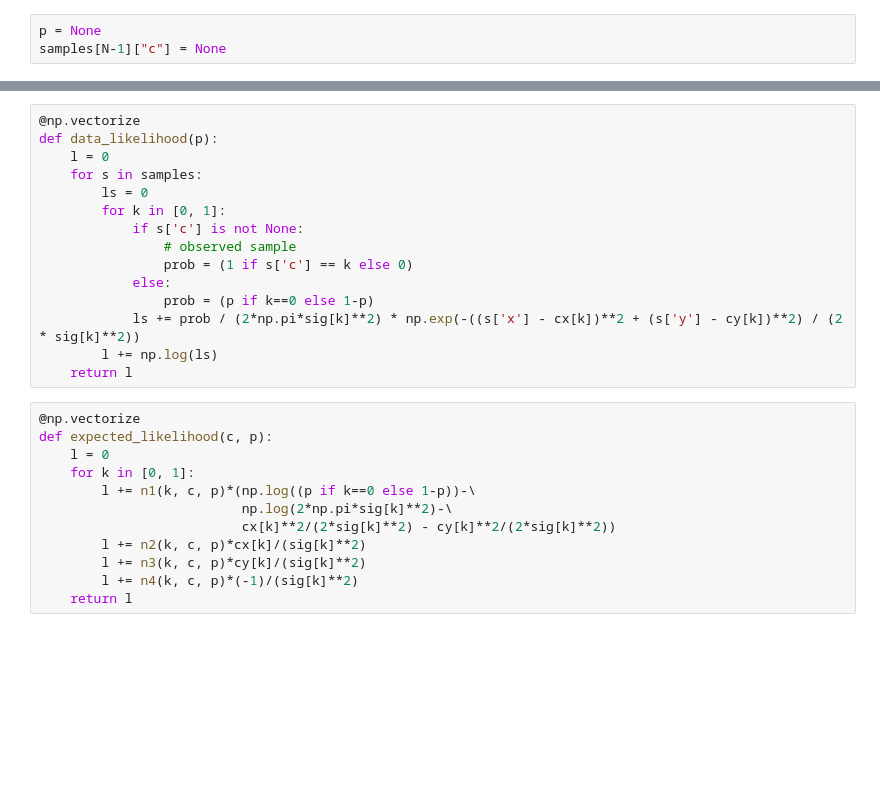
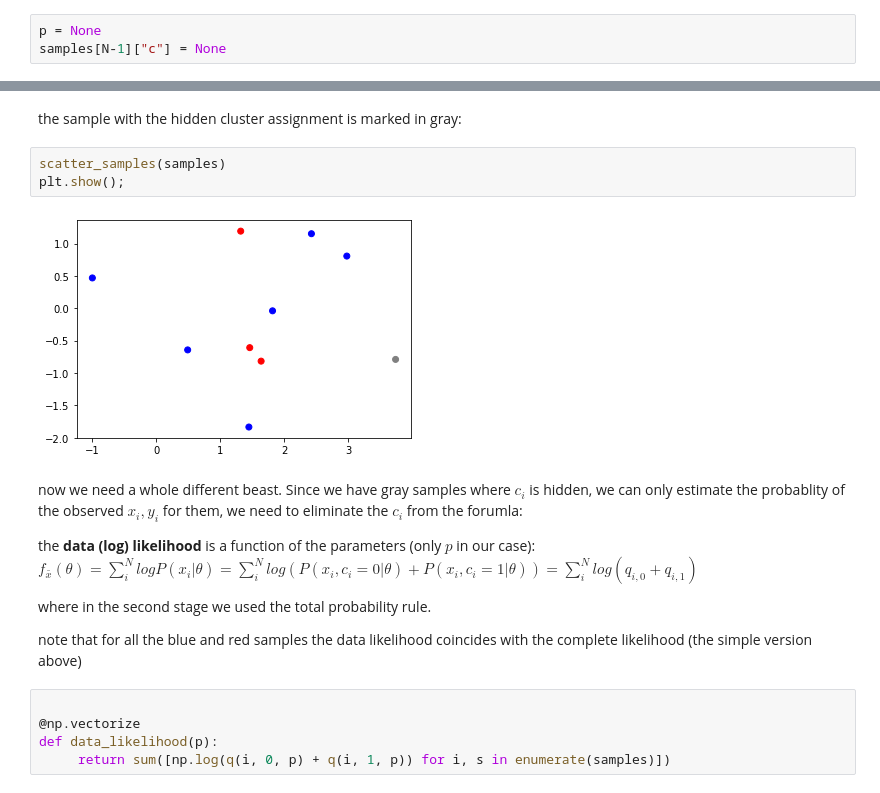
Before and after one commit to ihadanny/probmod3575, a Jupyter notebook: EM_visualized.ipynb, the cells around one changed output, grey strips where cells are left out. Saved outputs shown, nothing was run; the diff lists cells and outputs as text; blank space fills up the shorter version.

```diff
--- a/EM_visualized.ipynb
+++ b/EM_visualized.ipynb
@@ -82,27 +159,20 @@ def n4(k, c, p):
-# %%
-@np.vectorize
-def data_likelihood(p):
-    l = 0
-    for s in samples:
-        ls = 0
-        for k in [0, 1]:
-            if s['c'] is not None:
-                # observed sample
-                prob = (1 if s['c'] == k else 0)
-            else:
-                prob = (p if k==0 else 1-p)
-            ls += prob / (2*np.pi*sig[k]**2) * np.exp(-((s['x'] - cx[k])**2 + (s['y'] - cy[k])**2) / (2 * sig[k]**2))
-        l += np.log(ls)
-    return l
-# %%
-@np.vectorize
-def expected_likelihood(c, p):
-    l = 0
-    for k in [0, 1]:
-        l += n1(k, c, p)*(np.log((p if k==0 else 1-p))-\
-                          np.log(2*np.pi*sig[k]**2)-\
-                          cx[k]**2/(2*sig[k]**2) - cy[k]**2/(2*sig[k]**2))
-        l += n2(k, c, p)*cx[k]/(sig[k]**2)
-        l += n3(k, c, p)*cy[k]/(sig[k]**2)
-        l += n4(k, c, p)*(-1)/(sig[k]**2)
-    return l
+# %% [markdown]
+the sample with the hidden cluster assignment is marked in gray:
+# %%
+scatter_samples(samples)
+plt.show();
+# %% [output]
+[figure, added]
+# %% [markdown]
+now we need a whole different beast. Since we have gray samples where $c_i$ is hidden, we can only estimate the probablity of the observed $x_i,y_i$ for them, we need to eliminate the $c_i$ from the forumla:
+
+the **data (log) likelihood** is a function of the parameters (only $p$ in our case): $ f_{\bar x}(\theta) = \sum_i^N logP(x_i|\theta)= \sum_i^N log(P(x_i, c_i=0|\theta) + P(x_i, c_i=1|\theta)) = \sum_i^N log(q_{i,0} + q_{i,1})$
+
+where in the second stage we used the total probability rule.
+
+note that for all the blue and red samples the data likelihood coincides with the complete likelihood (the simple version above)
+# %%
+
+@np.vectorize
+def data_likelihood(p):
+     return sum([np.log(q(i, 0, p) + q(i, 1, p)) for i, s in enumerate(samples)])
```
Also changed, not shown: parts of 44 cells of this notebook.
